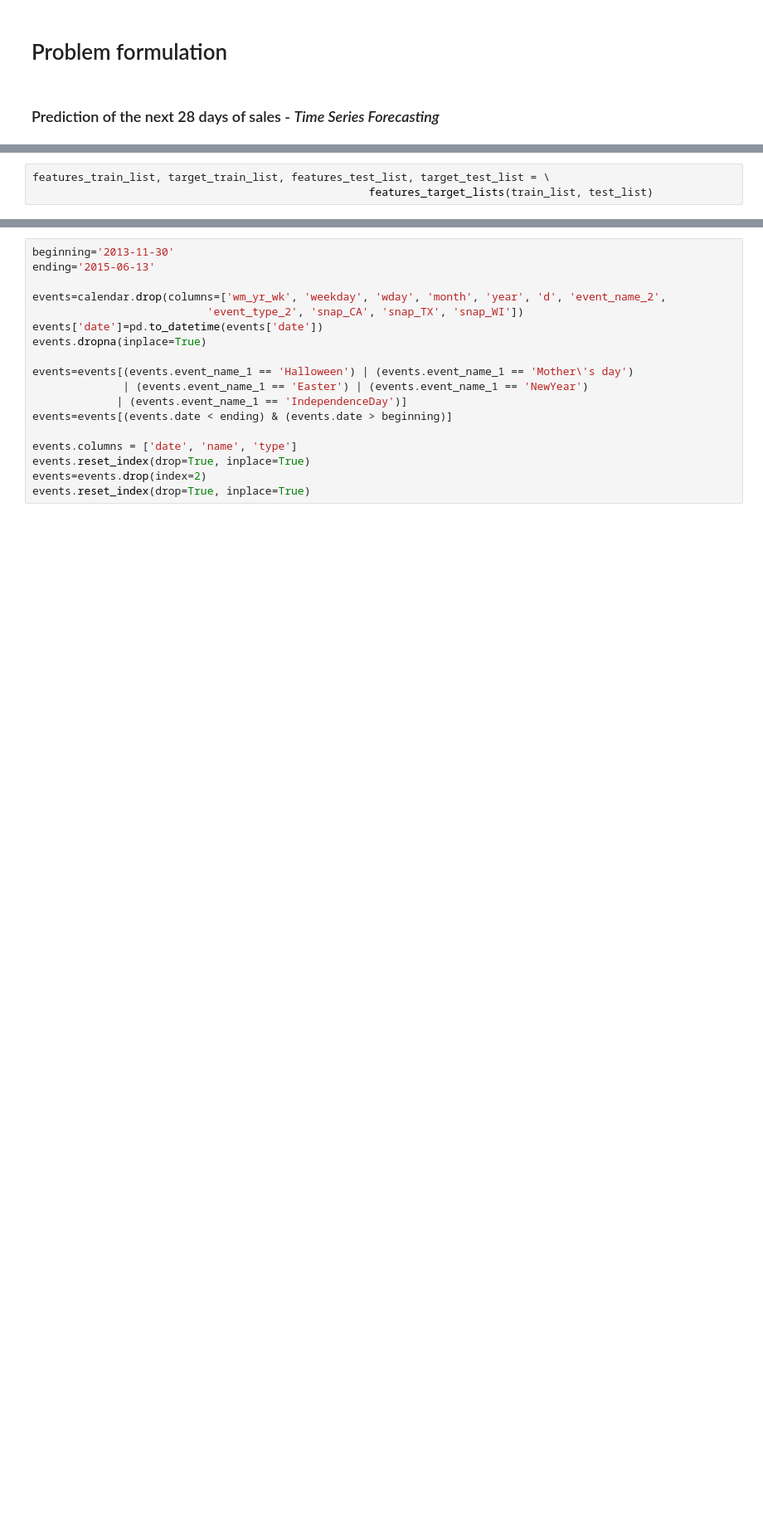
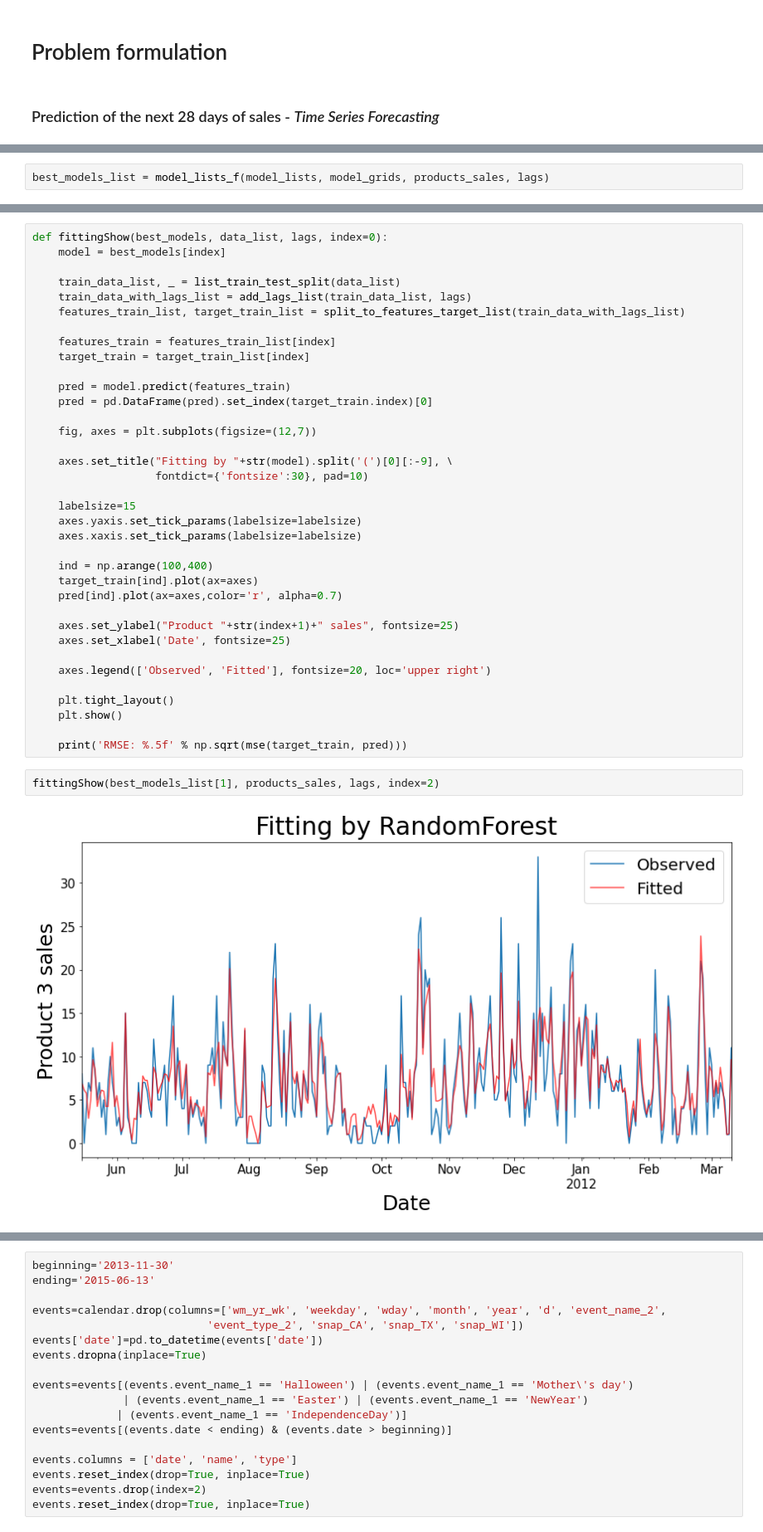
Before and after one commit to MolVlad/Data_Science_Skoltech_Coursework, a Jupyter notebook: Trees_Vlad.ipynb, the cells around one changed output, grey strips where cells are left out. Shown at 83% size. Drawn from its saved outputs; the diff is of its cells as text; blank space fills up the shorter version.

Commit message:
Add prediction

```diff
--- a/Trees_Vlad.ipynb
+++ b/Trees_Vlad.ipynb
@@ -216,3 +150,0 @@ Test:   from 2016-03-28 to 2016-04-24
-# %%
-features_train_list, target_train_list, features_test_list, target_test_list = \
-                                                    features_target_lists(train_list, test_list)
@@ -395,0 +316,2 @@ estimationCompare(train.food, food_comparison, 'Food sales prediction')
+# %%
+best_models_list = model_lists_f(model_lists, model_grids, products_sales, lags)
@@ -395,0 +329,40 @@ estimationCompare(train.food, food_comparison, 'Food sales prediction')
+# %%
+def fittingShow(best_models, data_list, lags, index=0):
+    model = best_models[index]
+
+    train_data_list, _ = list_train_test_split(data_list)
+    train_data_with_lags_list = add_lags_list(train_data_list, lags)
+    features_train_list, target_train_list = split_to_features_target_list(train_data_with_lags_list)
+
+    features_train = features_train_list[index]
+    target_train = target_train_list[index]
+
+    pred = model.predict(features_train)
+    pred = pd.DataFrame(pred).set_index(target_train.index)[0]
+
+    fig, axes = plt.subplots(figsize=(12,7))
+
+    axes.set_title("Fitting by "+str(model).split('(')[0][:-9], \
+                   fontdict={'fontsize':30}, pad=10)
+
+    labelsize=15
+    axes.yaxis.set_tick_params(labelsize=labelsize)
+    axes.xaxis.set_tick_params(labelsize=labelsize)
+
+    ind = np.arange(100,400)
+    target_train[ind].plot(ax=axes)
+    pred[ind].plot(ax=axes,color='r', alpha=0.7)
+
+    axes.set_ylabel("Product "+str(index+1)+" sales", fontsize=25)
+    axes.set_xlabel('Date', fontsize=25)
+
+    axes.legend(['Observed', 'Fitted'], fontsize=20, loc='upper right')
+
+    plt.tight_layout()
+    plt.show()
+
+    print('RMSE: %.5f' % np.sqrt(mse(target_train, pred)))
+# %%
+fittingShow(best_models_list[1], products_sales, lags, index=2)
+# %% [output]
+[figure, added]
```
Also changed, not shown: parts of 72 cells of this notebook, 1 other file.
